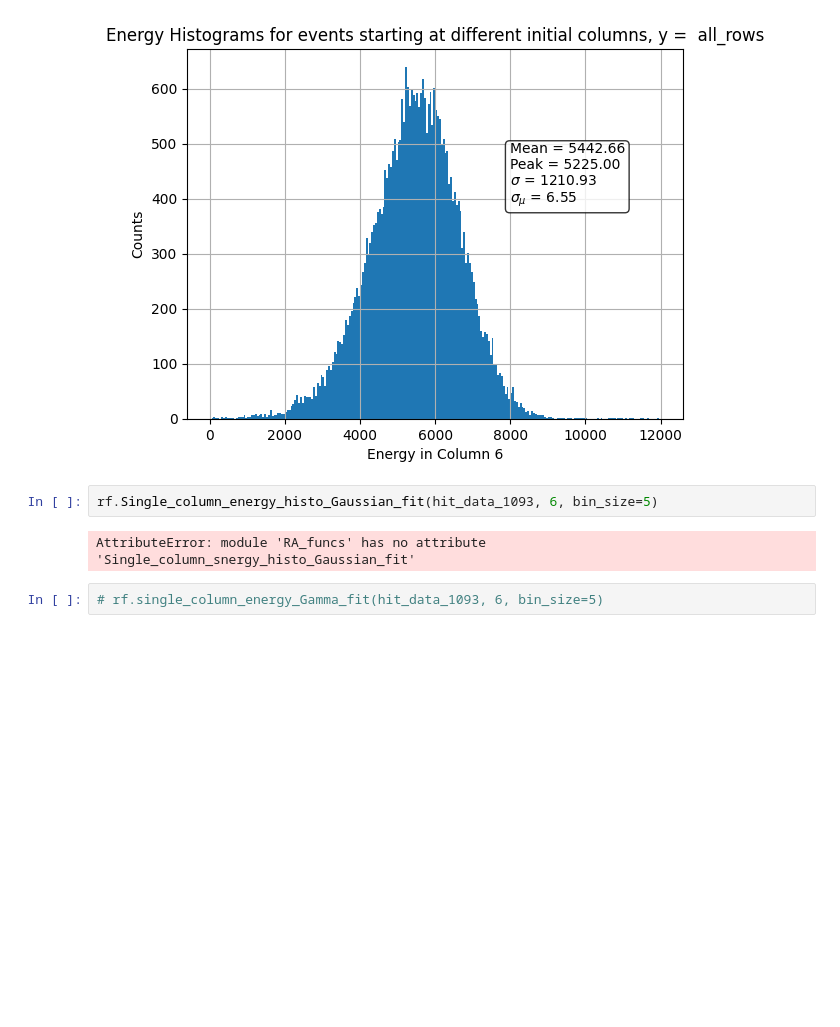
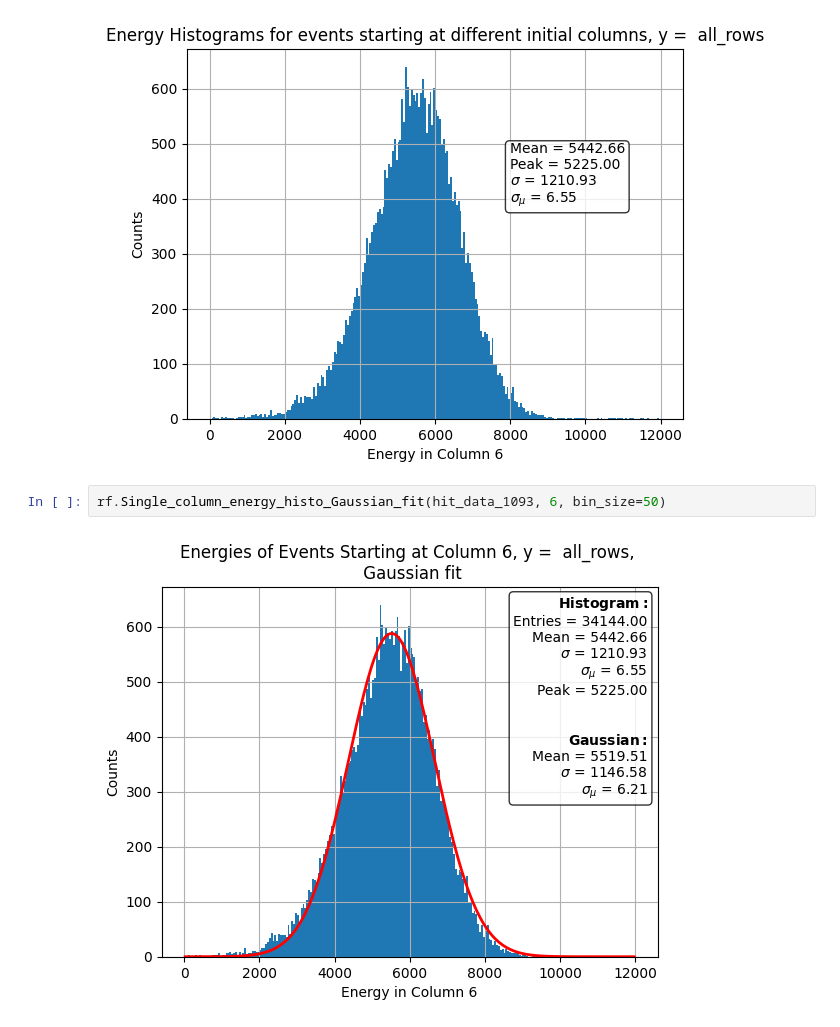
Before and after one commit to Ben-David-Ben/F-Cal-TB-Project, a Jupyter notebook: TB2025_Gap.ipynb, the cells around one changed output. Drawn from its saved outputs; the diff is of its cells as text; blank space fills up the shorter version.

```diff
--- a/TB2025_Gap.ipynb
+++ b/TB2025_Gap.ipynb
@@ -45,8 +24,6 @@ rf.shower_energy_histo_single_location(hit_data_1093, 6, bin_size=50)
 # %% [output]
 [figure]
 # %%
-rf.Single_column_energy_histo_Gaussian_fit(hit_data_1093, 6, bin_size=5)
+rf.Single_column_energy_histo_Gaussian_fit(hit_data_1093, 6, bin_size=50)
 # %% [output]
-AttributeError: module 'RA_funcs' has no attribute 'Single_column_snergy_histo_Gaussian_fit'
+[figure, added]
-# %%
-# rf.single_column_energy_Gamma_fit(hit_data_1093, 6, bin_size=5)
```
Also changed, not shown: parts of 22 cells of this notebook, 3 other files.
